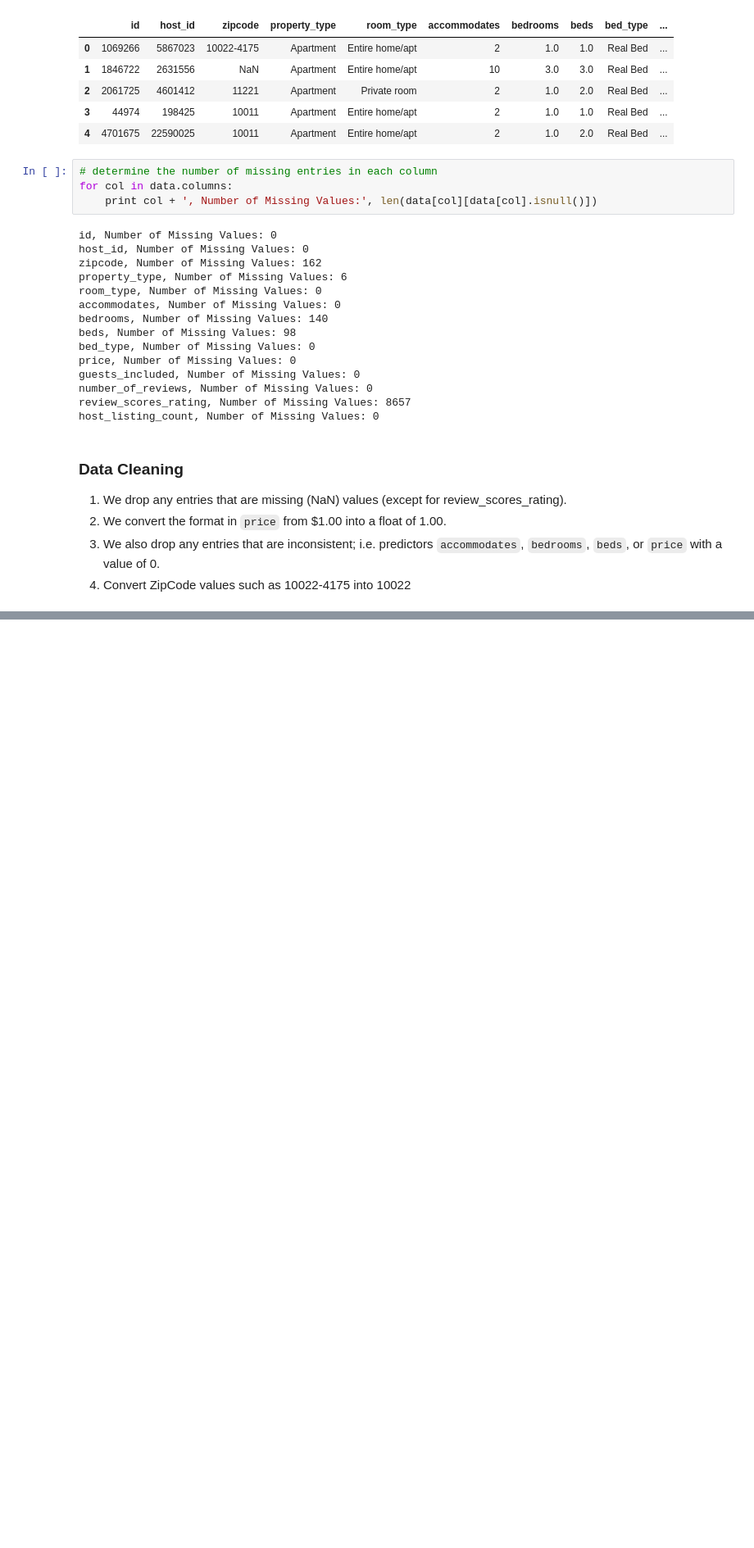
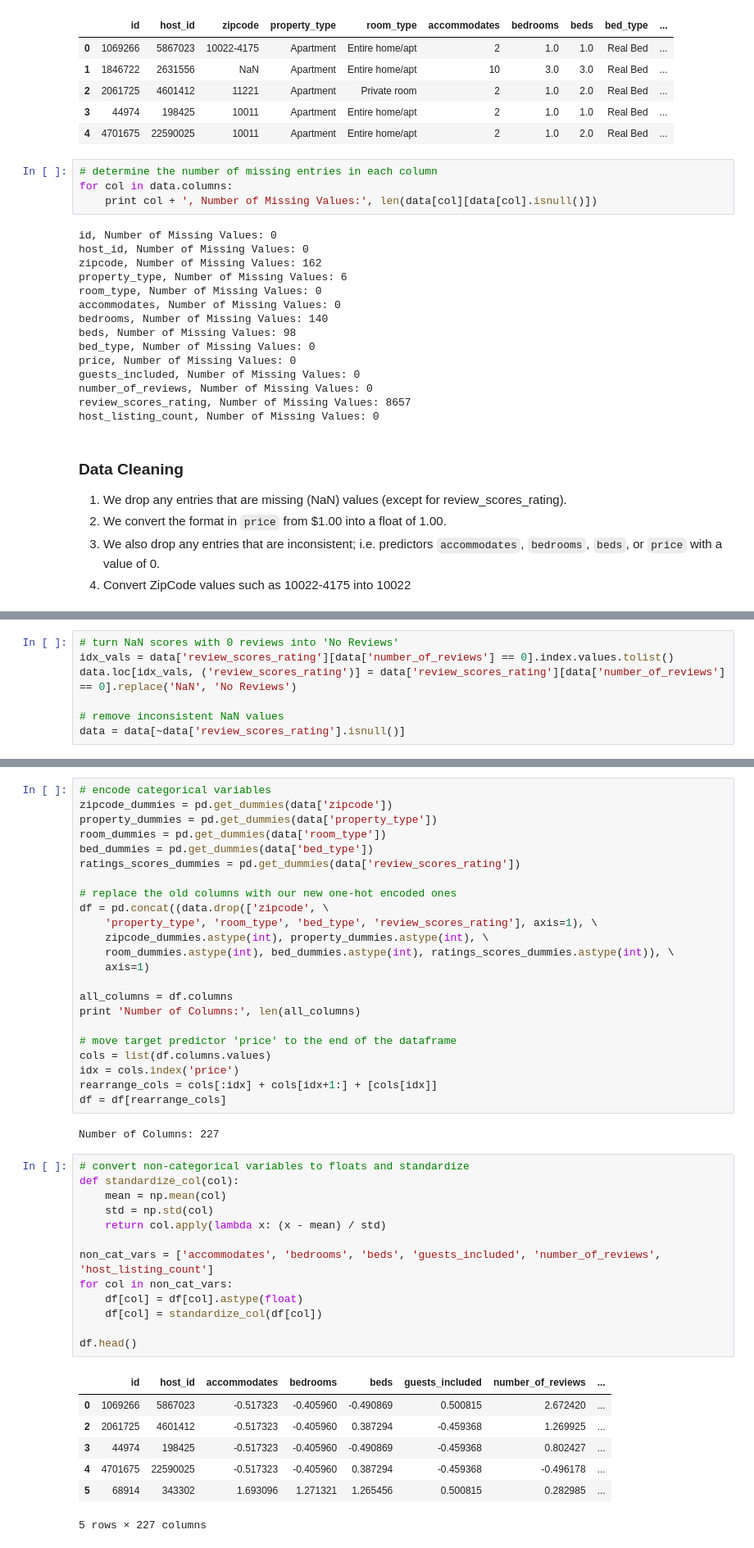
Before and after one commit to samuelklam/airbnb-pricing-prediction, a Jupyter notebook: data-cleaning/listings-cleaning.ipynb, the cells around one changed output, grey strips where cells are left out. Shown at 82% size. Drawn from its saved outputs; the diff is of its cells as text; blank space fills up the shorter version.

```diff
--- a/data-cleaning/listings-cleaning.ipynb
+++ b/data-cleaning/listings-cleaning.ipynb
@@ -150,0 +171,7 @@ plt.ylabel("Frequency")
+# %%
+# turn NaN scores with 0 reviews into 'No Reviews'
+idx_vals = data['review_scores_rating'][data['number_of_reviews'] == 0].index.values.tolist()
+data.loc[idx_vals, ('review_scores_rating')] = data['review_scores_rating'][data['number_of_reviews'] == 0].replace('NaN', 'No Reviews')
+
+# remove inconsistent NaN values
+data = data[~data['review_scores_rating'].isnull()]
@@ -150,0 +219,46 @@ plt.ylabel("Frequency")
+# %%
+# encode categorical variables
+zipcode_dummies = pd.get_dummies(data['zipcode'])
+property_dummies = pd.get_dummies(data['property_type'])
+room_dummies = pd.get_dummies(data['room_type'])
+bed_dummies = pd.get_dummies(data['bed_type'])
+ratings_scores_dummies = pd.get_dummies(data['review_scores_rating'])
+
+# replace the old columns with our new one-hot encoded ones
+df = pd.concat((data.drop(['zipcode', \
+    'property_type', 'room_type', 'bed_type', 'review_scores_rating'], axis=1), \
+    zipcode_dummies.astype(int), property_dummies.astype(int), \
+    room_dummies.astype(int), bed_dummies.astype(int), ratings_scores_dummies.astype(int)), \
+    axis=1)
+
+all_columns = df.columns
+print 'Number of Columns:', len(all_columns)
+
+# move target predictor 'price' to the end of the dataframe
+cols = list(df.columns.values)
+idx = cols.index('price')
+rearrange_cols = cols[:idx] + cols[idx+1:] + [cols[idx]]
+df = df[rearrange_cols]
+# %% [output]
+Number of Columns: 227
+# %%
+# convert non-categorical variables to floats and standardize
+def standardize_col(col):
+    mean = np.mean(col)
+    std = np.std(col)
+    return col.apply(lambda x: (x - mean) / std)
+
+non_cat_vars = ['accommodates', 'bedrooms', 'beds', 'guests_included', 'number_of_reviews', 'host_listing_count']
+for col in non_cat_vars:
+    df[col] = df[col].astype(float)
+    df[col] = standardize_col(df[col])
+
+df.head()
+# %% [output]
+|  | id | host_id | accommodates | bedrooms | beds | guests_included | number_of_reviews | ... |
+| 0 | 1069266 | 5867023 | -0.517323 | -0.405960 | -0.490869 | 0.500815 | 2.672420 | ... |
+| 2 | 2061725 | 4601412 | -0.517323 | -0.405960 | 0.387294 | -0.459368 | 1.269925 | ... |
+| 3 | 44974 | 198425 | -0.517323 | -0.405960 | -0.490869 | -0.459368 | 0.802427 | ... |
+| 4 | 4701675 | 22590025 | -0.517323 | -0.405960 | 0.387294 | -0.459368 | -0.496178 | ... |
+| 5 | 68914 | 343302 | 1.693096 | 1.271321 | 1.265456 | 0.500815 | 0.282985 | ... |
+5 rows × 227 columns
```
Also changed, not shown: parts of 9 cells of this notebook, 1 other file.
